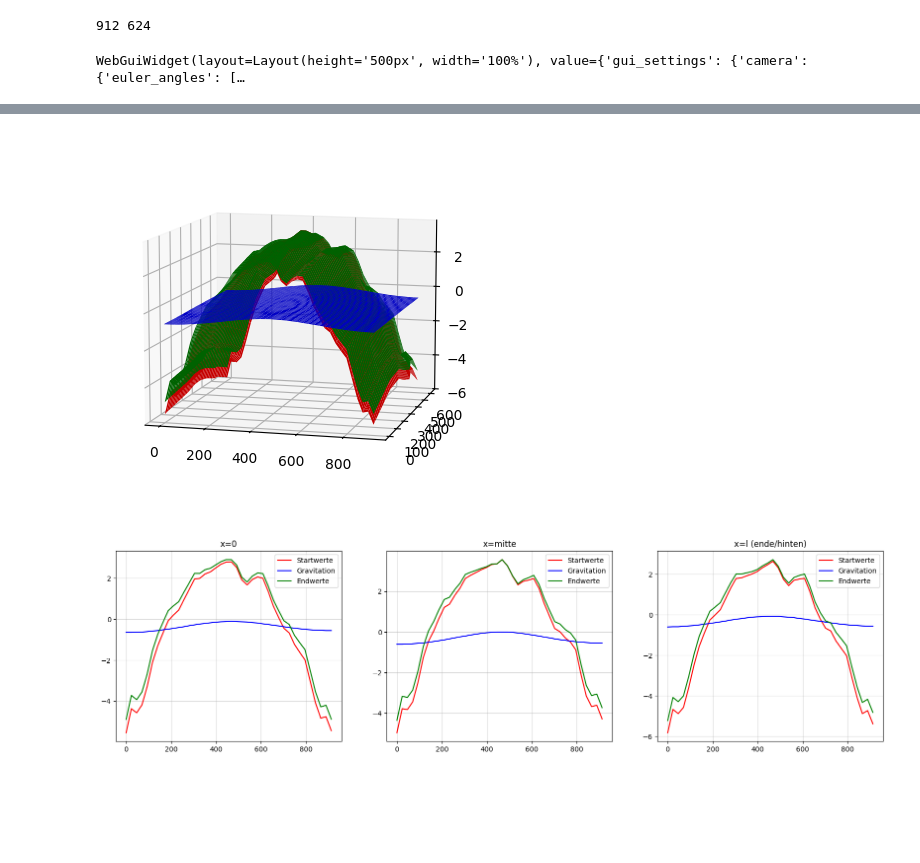
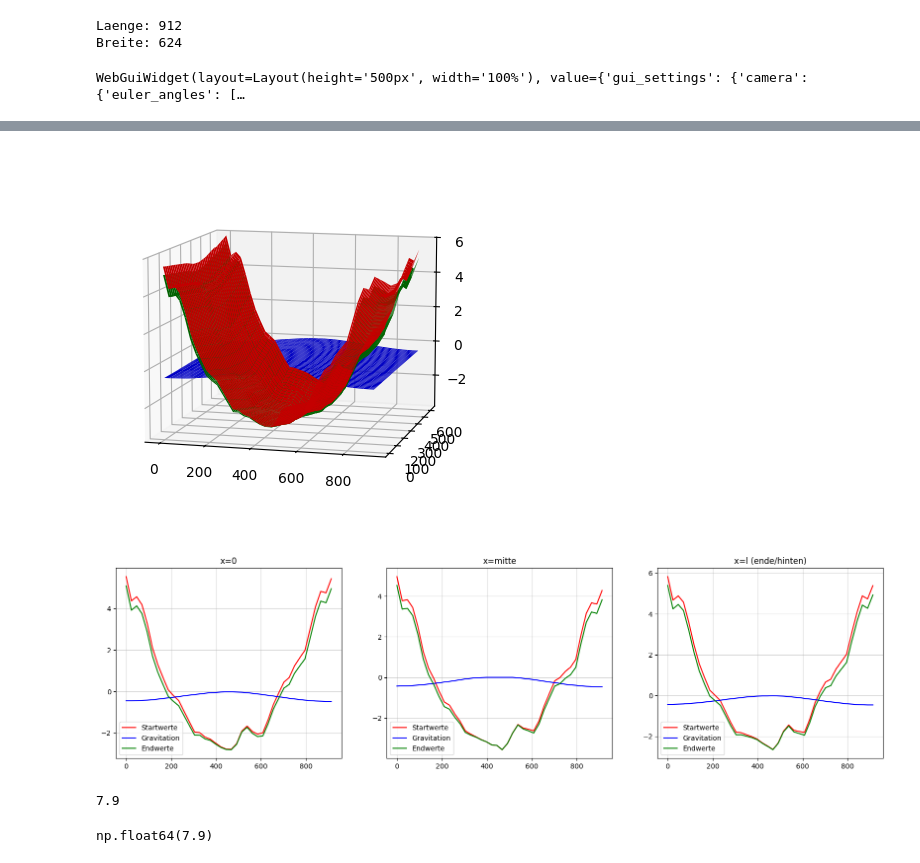
Before and after one commit to anschn05/papa_arbeit, a Jupyter notebook: CodeAblauf/Hauptcode.ipynb, the cells around one changed output, grey strips where cells are left out. Saved outputs shown, nothing was run; the diff lists cells and outputs as text; code cells hidden in the pictures; blank space fills up the shorter version.

Commit message:
File zum ausgeben der maximalen Verwerfung geschrieben: 'Analyse_EW'

```diff
--- a/CodeAblauf/Hauptcode.ipynb
+++ b/CodeAblauf/Hauptcode.ipynb
@@ -6,6 +6,7 @@ import xy_KruemmungAnalyse
 # def Auflager_gemessen(step,filename_MW,tol):
 # def Auflager_generiert(l,b,step,tol):
 import HC_AuflagerMinima
+import Analyse_EW
 import pyvista as pv
 pv.set_jupyter_backend('trame')
 
@@ -15,7 +16,7 @@ import xyzFile_GRAVITATION
 
 
 t = 3.6
-tolMinima = 0.2
+tolMinima = 0.5
 # MESSWERTE
 #filename_MW = f"{t}mm_messwerte.xyz"
 filename_MW = "2026-04-05_13h25m24s_scan25-3.6.optimiert.xyz"
@@ -31,7 +32,7 @@ step = int(sqrt(step_square))
 # Laenge/Breite wird aus Messwerte-File entnommen
 l = int(data_messwerte[-1,0])   #achtung: -1 steht hier für die letzte Zeile, 0 für den x eintrag, 1 für den y eintrag
 b = int(data_messwerte[-1,1])
-print(l,b)
+print("Laenge:",l,"\nBreite:",b)
 # r = 35
 # r = l/40
 r = l*b/40000 # mm    # Radius der Auflager, proportional zu den Maßen der Glasplatte
@@ -49,7 +50,12 @@ Loesungs-Ansatz:
 Toleranz adaptiv nach Laenge/Breite oder Dicke
 Gebiet aufteilen (vierteln), siehe unten -> Idee verworfen
 """
-auflager_liste = HC_AuflagerMinima.AuflagerMaxima(t,tolMinima,filename_MW)
+
+Vorzeichen = "Max"
+# Vorzeichen = "Max"
+
+auflager_liste = HC_AuflagerMinima.AuflagerMaxMin(t,tolMinima,filename_MW,Vorzeichen)
+
 #endregion
 
 #region AUFLAGER Viertel
@@ -108,7 +114,10 @@ auflager_liste = [(x1+r,y1+r),(x1+r,y2-r),(x2-r,y2-r),(x2-r,y1+r)]
 
 filename_GRAV = xyzFile_GRAVITATION.gravitationsEinfluss_Auflager(l,b,t,step,auflager_liste,r)
 
-xyzFile_zusammenrechnen_EW.plotten(l,b,t,step,filename_MW,filename_GRAV)
+filename_EW = xyzFile_zusammenrechnen_EW.plotten(l,b,t,step,filename_MW,filename_GRAV,Vorzeichen)
+
+Analyse_EW.Analyse_EW(filename_EW)
 # %% [output]
-912 624
+Laenge: 912
+Breite: 624
 WebGuiWidget(layout=Layout(height='500px', width='100%'), value={'gui_settings': {'camera': {'euler_angles': […
@@ -116,2 +125,4 @@ Widget(value='<iframe src="http://localhost:56816/index.html?ui=P_0x24a0ba811d0_
-[figure, old version]
+[figure, new version]
-[figure, old version]
+[figure, new version]
+7.9
+np.float64(7.9)
```
Also changed, not shown: parts of 1 cell of this notebook, 4 other files.
